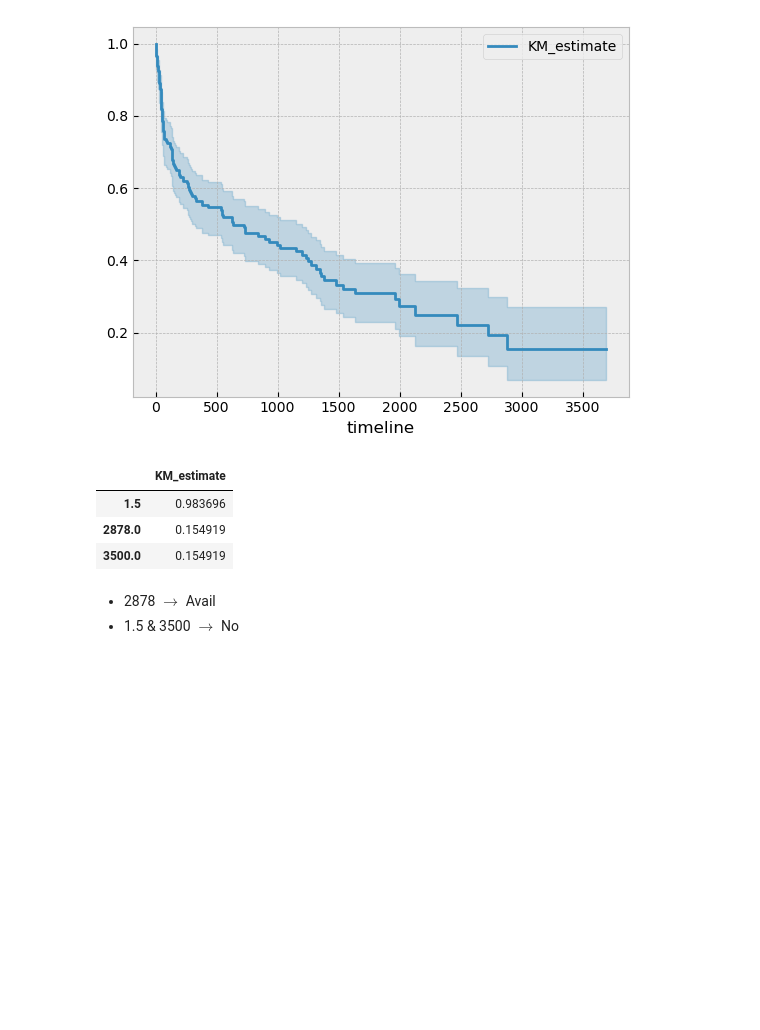
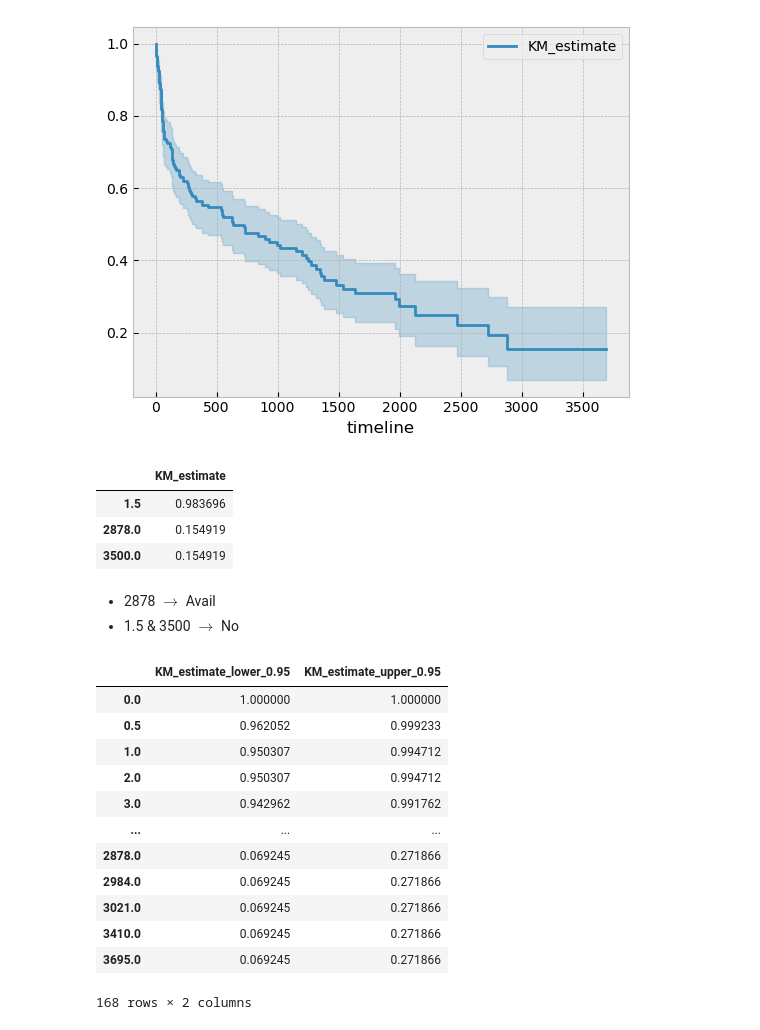
Before and after one commit to sandyherho/survival_anal, a Jupyter notebook: ch4.ipynb, the cells around one changed output. Saved outputs shown, nothing was run; the diff lists cells and outputs as text; code cells hidden in the pictures; blank space fills up the shorter version.

```diff
--- a/ch4.ipynb
+++ b/ch4.ipynb
@@ -65,3 +65,19 @@ pd.DataFrame(kmft.survival_function_at_times(times=[1.5, 2878, 3500]))
 # %% [markdown]
 * 2878 $\rightarrow$ Avail
 * 1.5 & 3500 $\rightarrow$ No
+# %%
+kmft.confidence_interval_survival_function_
+# %% [output]
+|  | KM_estimate_lower_0.95 | KM_estimate_upper_0.95 |
+| 0.0 | 1.000000 | 1.000000 |
+| 0.5 | 0.962052 | 0.999233 |
+| 1.0 | 0.950307 | 0.994712 |
+| 2.0 | 0.950307 | 0.994712 |
+| 3.0 | 0.942962 | 0.991762 |
+| ... | ... | ... |
+| 2878.0 | 0.069245 | 0.271866 |
+| 2984.0 | 0.069245 | 0.271866 |
+| 3021.0 | 0.069245 | 0.271866 |
+| 3410.0 | 0.069245 | 0.271866 |
+| 3695.0 | 0.069245 | 0.271866 |
+168 rows × 2 columns
```
Also changed, not shown: parts of 6 cells of this notebook.
